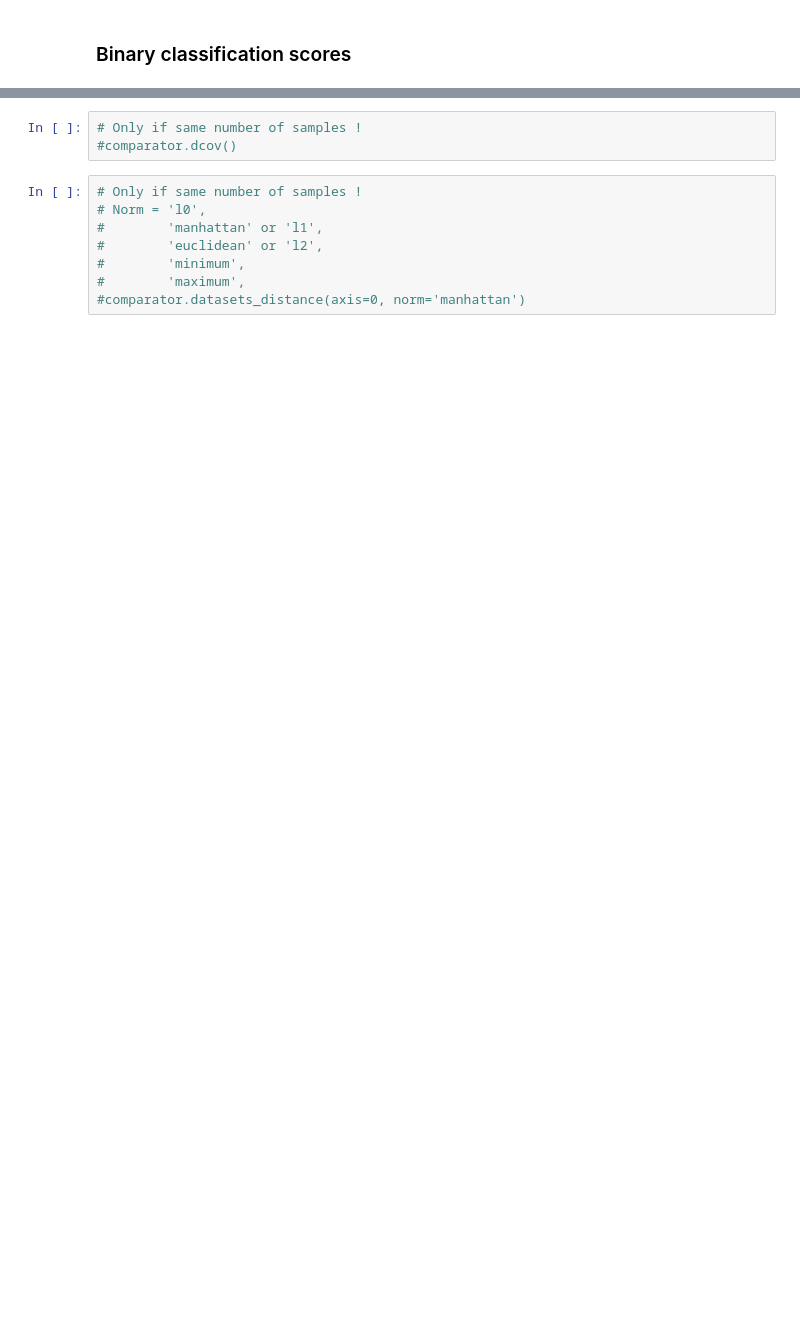
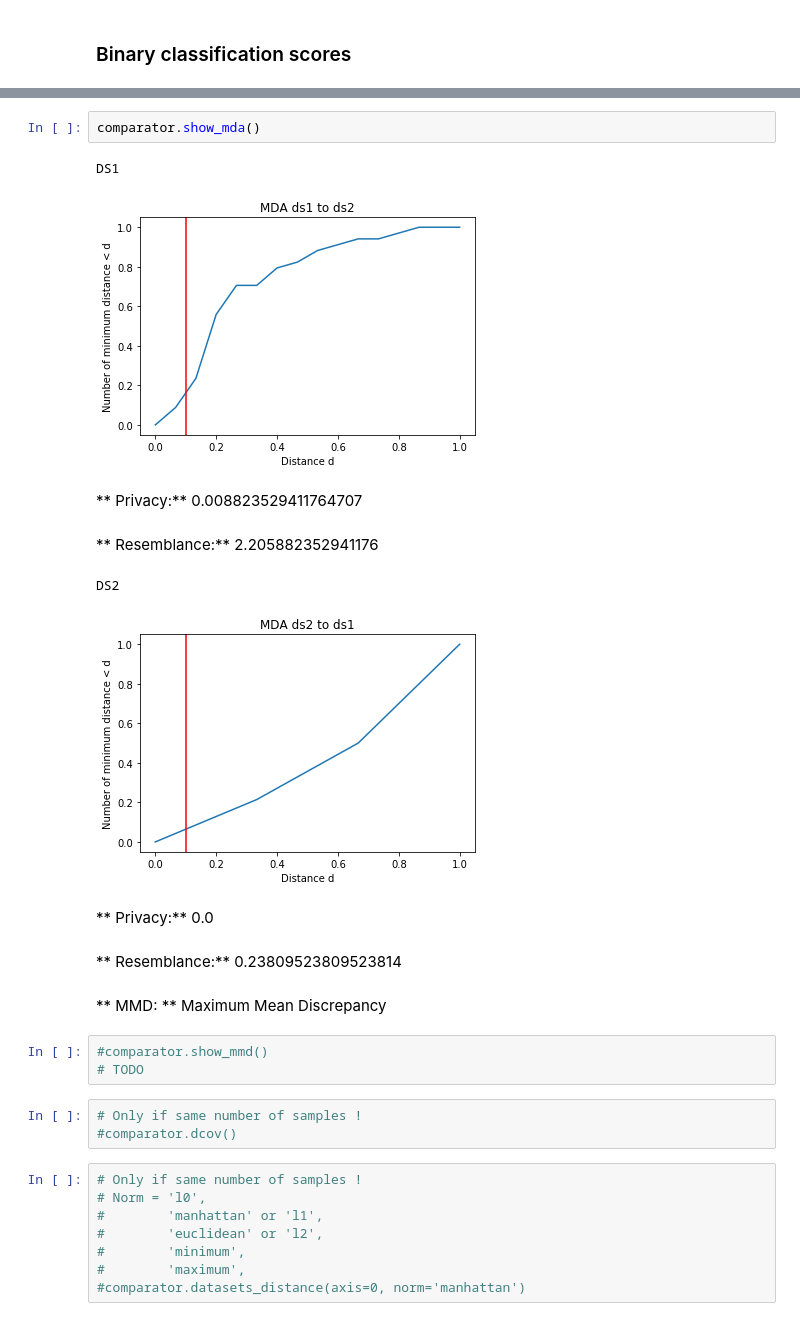
Before and after one commit to Didayolo/medi-chal, a Jupyter notebook: comparison_notebook.ipynb, the cells around one changed output, grey strips where cells are left out. Cells and saved outputs as stored; diff of their text form; blank space fills up the shorter version.

Commit message:
New metrics for privacy and resemblance, meeting report of last friday

```diff
--- a/comparison_notebook.ipynb
+++ b/comparison_notebook.ipynb
@@ -111,3 +113,19 @@ RandomForestClassifier(bootstrap=True, class_weight=None, criterion='gini',
+# %%
+comparator.show_mda()
+# %% [output]
+DS1
+[figure, added]
+** Privacy:** 0.008823529411764707
+** Resemblance:** 2.205882352941176
+DS2
+[figure, added]
+** Privacy:** 0.0
+** Resemblance:** 0.23809523809523814
+# %% [markdown]
+** MMD: ** Maximum Mean Discrepancy
+# %%
+#comparator.show_mmd()
+# TODO
 # %%
 # Only if same number of samples !
 #comparator.dcov()
```
Also changed, not shown: parts of 7 cells of this notebook, 3 other files.
